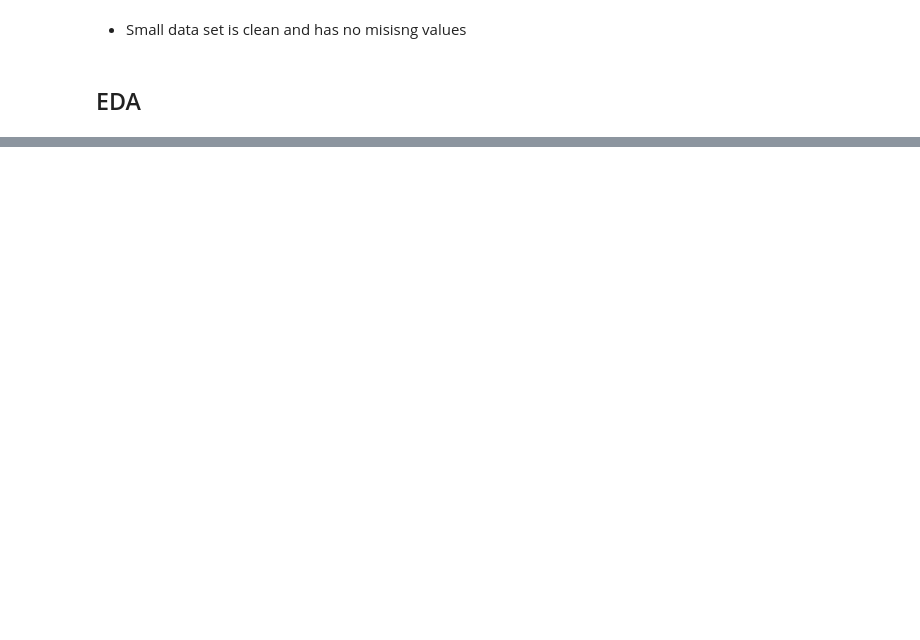
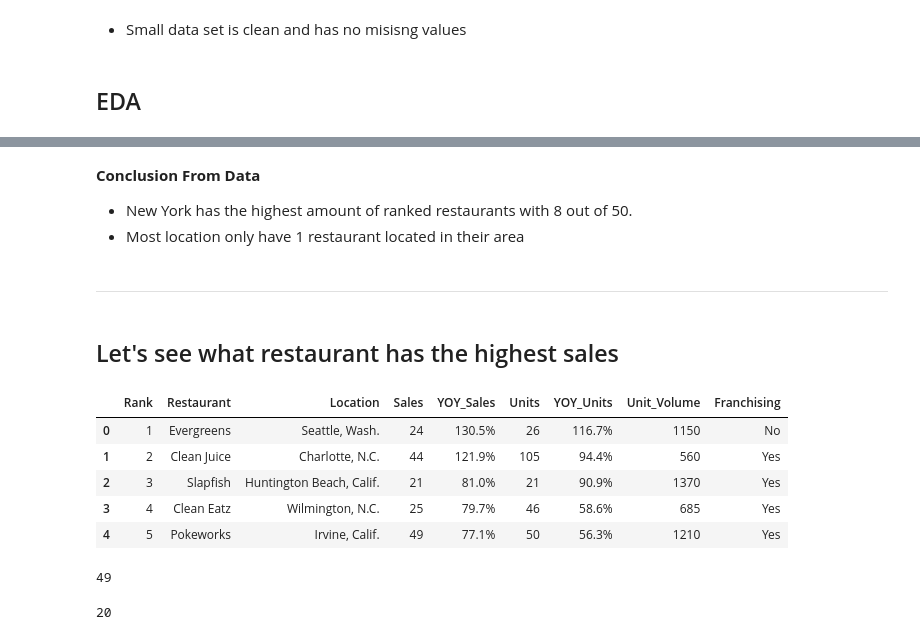
Before and after one commit to HunterKane/Restaurant-Business-Ranking-2020, a Jupyter notebook: Future50 Analysis .ipynb, the cells around one changed output, grey strips where cells are left out. Saved outputs shown, nothing was run; the diff lists cells and outputs as text; code cells hidden in the pictures; blank space fills up the shorter version.

Commit message:
Updated Data
- Data is clean
- EDA process started

```diff
--- a/Future50 Analysis .ipynb
+++ b/Future50 Analysis .ipynb
@@ -94,0 +95,26 @@ plt.tight_layout()
+# %% [markdown]
+__Conclusion From Data__
+
+- New York has the highest amount of ranked restaurants with 8 out of 50.
+- Most location only have 1 restaurant located in their area
+# %% [markdown]
+----
+# %% [markdown]
+## Let's see what restaurant has the highest sales
+# %%
+top50.head()
+# %% [output]
+|  | Rank | Restaurant | Location | Sales | YOY_Sales | Units | YOY_Units | Unit_Volume | Franchising |
+| 0 | 1 | Evergreens | Seattle, Wash. | 24 | 130.5% | 26 | 116.7% | 1150 | No |
+| 1 | 2 | Clean Juice | Charlotte, N.C. | 44 | 121.9% | 105 | 94.4% | 560 | Yes |
+| 2 | 3 | Slapfish | Huntington Beach, Calif. | 21 | 81.0% | 21 | 90.9% | 1370 | Yes |
+| 3 | 4 | Clean Eatz | Wilmington, N.C. | 25 | 79.7% | 46 | 58.6% | 685 | Yes |
+| 4 | 5 | Pokeworks | Irvine, Calif. | 49 | 77.1% | 50 | 56.3% | 1210 | Yes |
+# %%
+top50.Sales.max()
+# %% [output]
+49
+# %%
+top50.Sales.min()
+# %% [output]
+20
```
Also changed, not shown: parts of 6 cells of this notebook.
